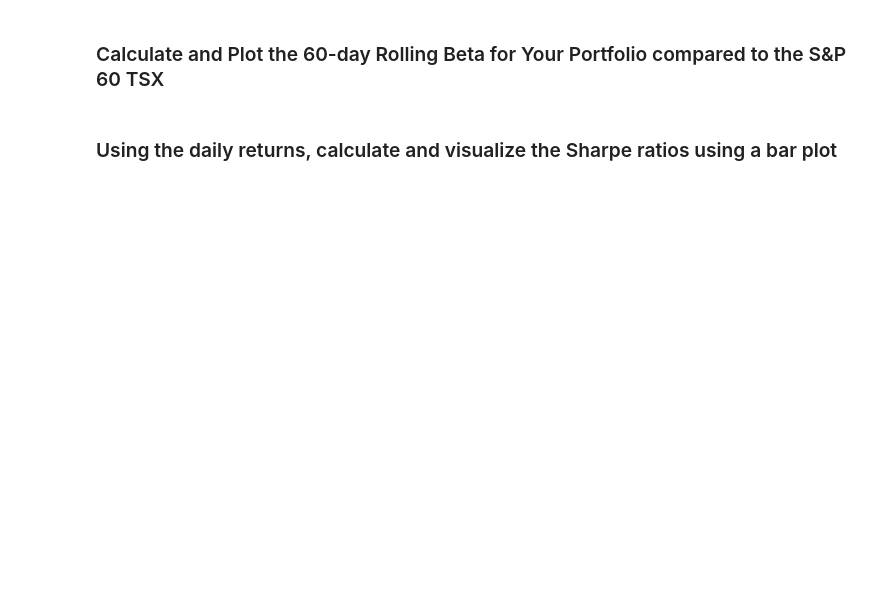
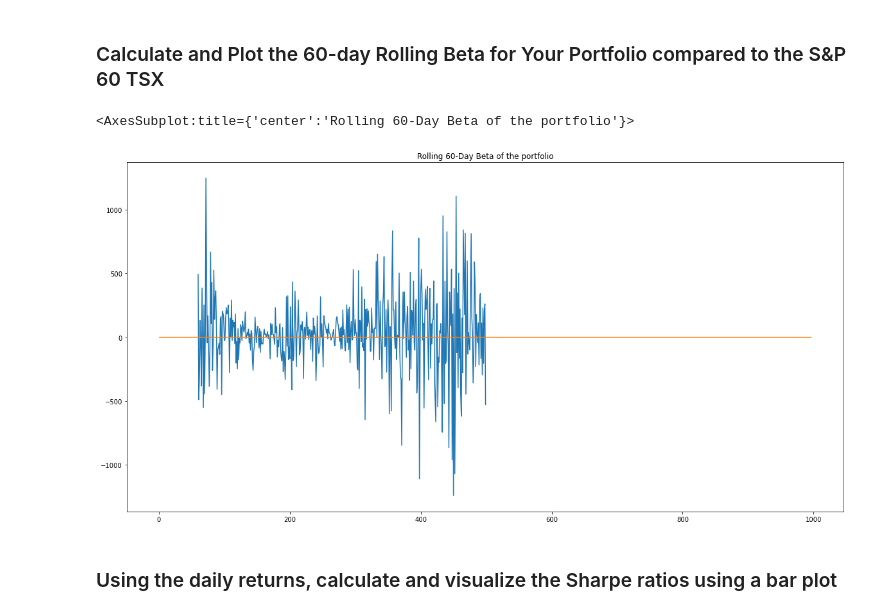
Before and after one commit to aliabolhassani/whale-analysis, a Jupyter notebook: Code/whale_analysis.ipynb, the cells around one changed output. Drawn from its saved outputs; the diff is of its cells as text; code cells hidden in the pictures; blank space fills up the shorter version.

```diff
--- a/Code/whale_analysis.ipynb
+++ b/Code/whale_analysis.ipynb
@@ -541,3 +560,35 @@ dtype: int64
+# %%
+# Calculate and plot Beta
+portfolio_flat = combined_portfolio_returns
+sp_tsx_flat = combined_df_returns["SP_TSX_Close"]
+
+portfolio_flat = portfolio_flat.reset_index()
+portfolio_flat = portfolio_flat["Portfolio"]
+
+sp_tsx_flat = sp_tsx_flat.reset_index()
+sp_tsx_flat = sp_tsx_flat["SP_TSX_Close"]
+
+combined_portfolio_returns_covariance = portfolio_flat.rolling(window=60).cov(sp_tsx_flat)
+combined_portfolio_returns_covariance = portfolio_flat.dropna()
+combined_portfolio_returns_covariance = combined_portfolio_returns_covariance.dropna()
+combined_portfolio_returns_covariance
+
+# Calculate variance of S&P TSX
+sp_tsx_variance = sp_tsx_flat.rolling(window=60).var()
+sp_tsx_variance = sp_tsx_variance.dropna()
+sp_tsx_variance
+
+# Computing beta
+rolling_portfolio_beta = combined_portfolio_returns_covariance / sp_tsx_variance
+rolling_portfolio_beta = rolling_portfolio_beta.dropna()
+rolling_portfolio_beta
+
+# # Plot beta trend
+ax = rolling_portfolio_beta.plot(figsize=(20, 10), title="Rolling 60-Day Beta of the portfolio")
+sp_tsx_flat.plot(ax=ax, figsize=(20,10))
+# %% [output]
+<AxesSubplot:title={'center':'Rolling 60-Day Beta of the portfolio'}>
+[figure, added]
 # %% [markdown]
 ### Using the daily returns, calculate and visualize the Sharpe ratios using a bar plot
 # %%
```
Also changed, not shown: parts of 9 cells of this notebook.
